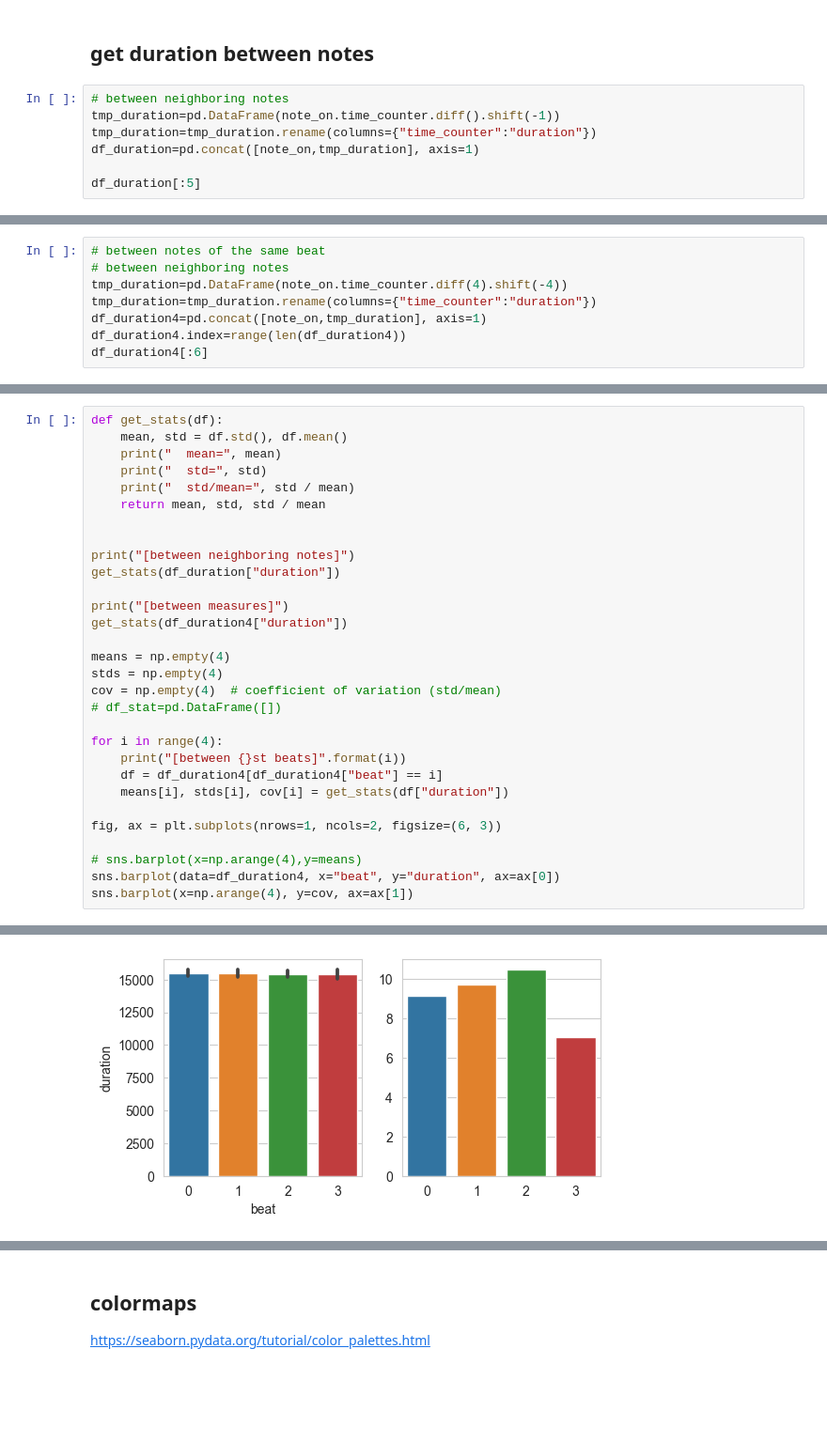
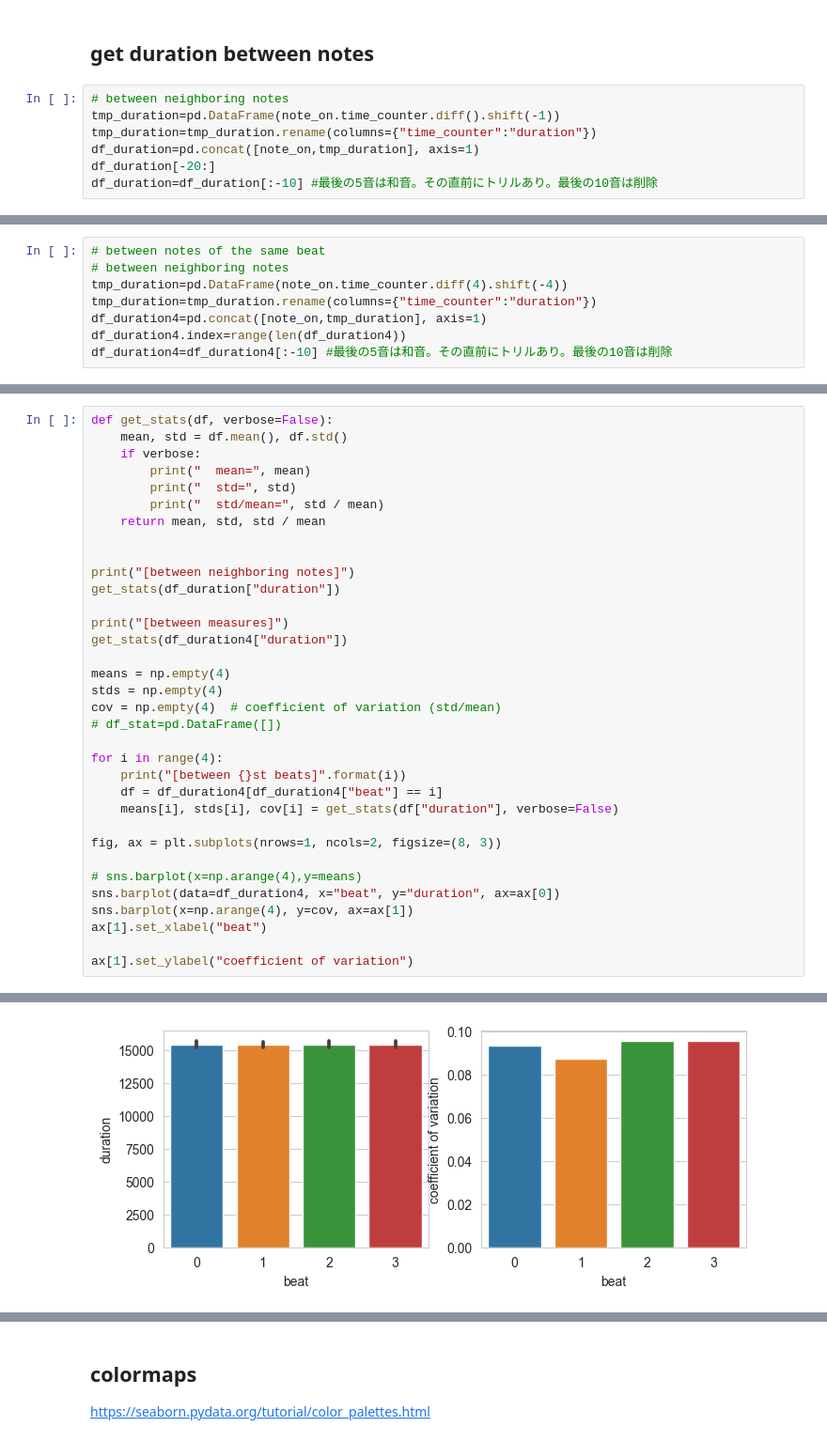
Before and after one commit to jnishii/midi-roll, a Jupyter notebook: midi_analysis.ipynb, the cells around one changed output, grey strips where cells are left out. Shown at 94% size. Cells and saved outputs as stored; diff of their text form; blank space fills up the shorter version.

```diff
--- a/midi_analysis.ipynb
+++ b/midi_analysis.ipynb
@@ -48,5 +55,5 @@ display(note_on[:5])
 tmp_duration=pd.DataFrame(note_on.time_counter.diff().shift(-1))
 tmp_duration=tmp_duration.rename(columns={"time_counter":"duration"})
 df_duration=pd.concat([note_on,tmp_duration], axis=1)
-
-df_duration[:5]
+df_duration[-20:]
+df_duration=df_duration[:-10] #最後の5音は和音。その直前にトリルあり。最後の10音は削除
@@ -64,4 +64,4 @@ tmp_duration=pd.DataFrame(note_on.time_counter.diff(4).shift(-4))
 tmp_duration=tmp_duration.rename(columns={"time_counter":"duration"})
 df_duration4=pd.concat([note_on,tmp_duration], axis=1)
 df_duration4.index=range(len(df_duration4))
-df_duration4[:6]
+df_duration4=df_duration4[:-10] #最後の5音は和音。その直前にトリルあり。最後の10音は削除
@@ -76,9 +68,10 @@ df_duration4[:6]
 # %%
-def get_stats(df):
-    mean, std = df.std(), df.mean()
-    print("  mean=", mean)
-    print("  std=", std)
-    print("  std/mean=", std / mean)
+def get_stats(df, verbose=False):
+    mean, std = df.mean(), df.std()
+    if verbose:
+        print("  mean=", mean)
+        print("  std=", std)
+        print("  std/mean=", std / mean)
     return mean, std, std / mean
 
 
@@ -96,12 +89,15 @@ cov = np.empty(4)  # coefficient of variation (std/mean)
 for i in range(4):
     print("[between {}st beats]".format(i))
     df = df_duration4[df_duration4["beat"] == i]
-    means[i], stds[i], cov[i] = get_stats(df["duration"])
+    means[i], stds[i], cov[i] = get_stats(df["duration"], verbose=False)
 
-fig, ax = plt.subplots(nrows=1, ncols=2, figsize=(6, 3))
+fig, ax = plt.subplots(nrows=1, ncols=2, figsize=(8, 3))
 
 # sns.barplot(x=np.arange(4),y=means)
 sns.barplot(data=df_duration4, x="beat", y="duration", ax=ax[0])
 sns.barplot(x=np.arange(4), y=cov, ax=ax[1])
+ax[1].set_xlabel("beat")
+
+ax[1].set_ylabel("coefficient of variation")
 # %% [output]
 [between neighboring notes]
@@ -125 +110 @@ sns.barplot(x=np.arange(4), y=cov, ax=ax[1])
-[figure, old version]
+[figure, new version]
```
Also changed, not shown: parts of 8 cells of this notebook.
